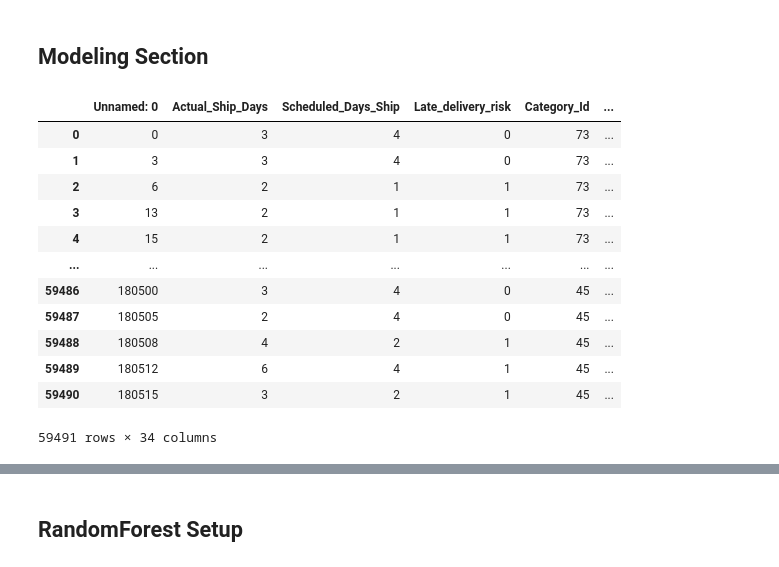
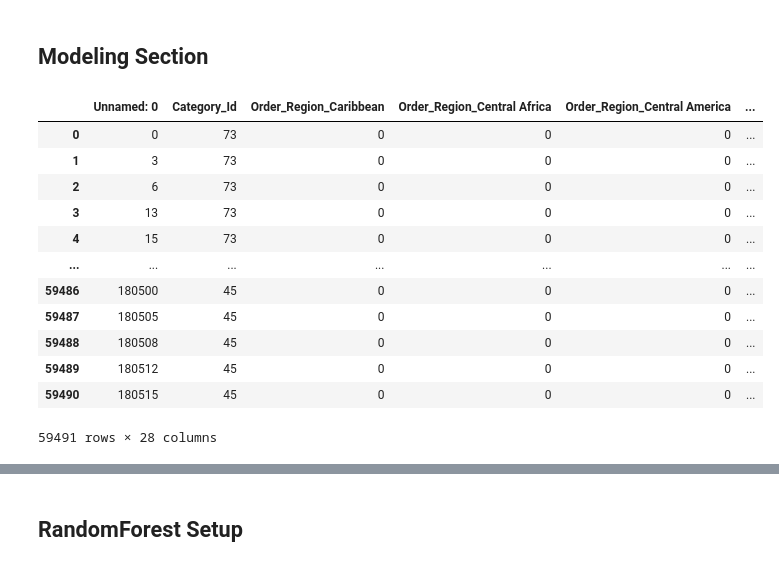
Before and after one commit to jadeal147/Big_Mart_Data, a Jupyter notebook: Big_Mart_Data_Modeling.ipynb, the cells around one changed output, grey strips where cells are left out. Saved outputs shown, nothing was run; the diff lists cells and outputs as text; code cells hidden in the pictures.

```diff
--- a/Big_Mart_Data_Modeling.ipynb
+++ b/Big_Mart_Data_Modeling.ipynb
@@ -22,24 +22,24 @@ from sklearn import tree, metrics
 df = pd.read_csv('BigMartModelData.csv')
 pd.options.display.max_columns = None
 # %%
-X_drop = df.drop(['Delivery_Coded', 'Category_Name', 'Customer_State', 'Customer_Zipcode','Order_City','Order_Country','Order_State','Order_Status'], axis = 1)
-X_dev = pd.get_dummies(X_drop, columns = ['Delivery_Status', 'Shipping_Mode'])
+X_drop = df.drop([ 'Category_Name', 'Scheduled_Days_Ship','Customer_State','Delivery_Coded','Delivery_Status','Late_delivery_risk','Actual_Ship_Days','Customer_Zipcode','Order_City','Order_Country','Order_State','Order_Status'], axis = 1)
+X_dev = pd.get_dummies(X_drop, columns = ['Shipping_Mode'])
 # One-hot encode all features in training set.
 #X = pd.get_dummies(X_dev)
 
 X_dev
 # %% [output]
-|  | Unnamed: 0 | Actual_Ship_Days | Scheduled_Days_Ship | Late_delivery_risk | Category_Id | ... |
-| 0 | 0 | 3 | 4 | 0 | 73 | ... |
-| 1 | 3 | 3 | 4 | 0 | 73 | ... |
-| 2 | 6 | 2 | 1 | 1 | 73 | ... |
-| 3 | 13 | 2 | 1 | 1 | 73 | ... |
-| 4 | 15 | 2 | 1 | 1 | 73 | ... |
+|  | Unnamed: 0 | Category_Id | Order_Region_Caribbean | Order_Region_Central Africa | Order_Region_Central America | ... |
+| 0 | 0 | 73 | 0 | 0 | 0 | ... |
+| 1 | 3 | 73 | 0 | 0 | 0 | ... |
+| 2 | 6 | 73 | 0 | 0 | 0 | ... |
+| 3 | 13 | 73 | 0 | 0 | 0 | ... |
+| 4 | 15 | 73 | 0 | 0 | 0 | ... |
 | ... | ... | ... | ... | ... | ... | ... |
-| 59486 | 180500 | 3 | 4 | 0 | 45 | ... |
-| 59487 | 180505 | 2 | 4 | 0 | 45 | ... |
-| 59488 | 180508 | 4 | 2 | 1 | 45 | ... |
-| 59489 | 180512 | 6 | 4 | 1 | 45 | ... |
-| 59490 | 180515 | 3 | 2 | 1 | 45 | ... |
+| 59486 | 180500 | 45 | 0 | 0 | 0 | ... |
+| 59487 | 180505 | 45 | 0 | 0 | 0 | ... |
+| 59488 | 180508 | 45 | 0 | 0 | 0 | ... |
+| 59489 | 180512 | 45 | 0 | 0 | 0 | ... |
+| 59490 | 180515 | 45 | 0 | 0 | 0 | ... |
-59491 rows × 34 columns
+59491 rows × 28 columns
 # %%
```
Also changed, not shown: parts of 21 cells of this notebook.
